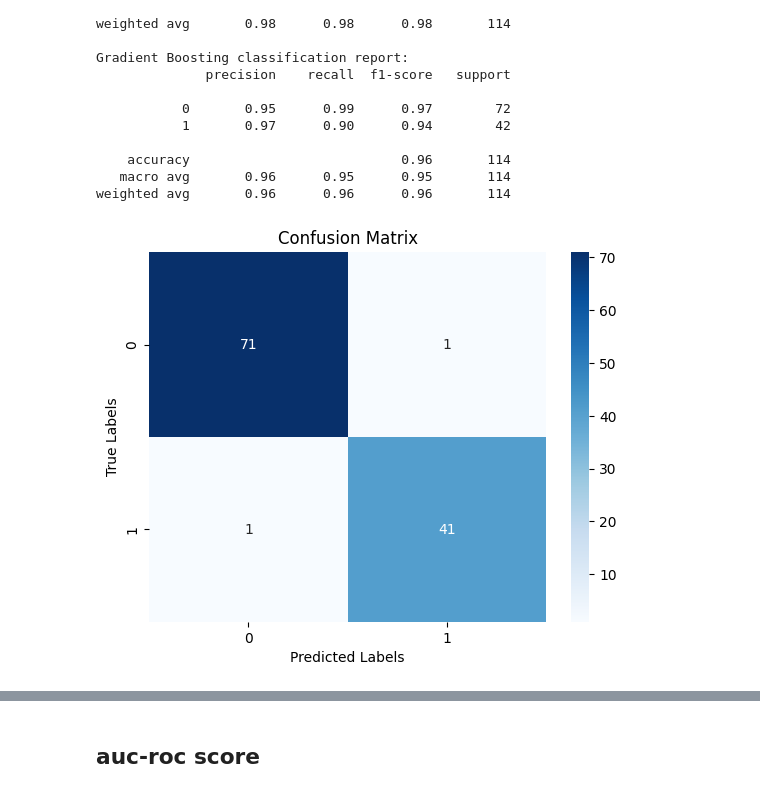
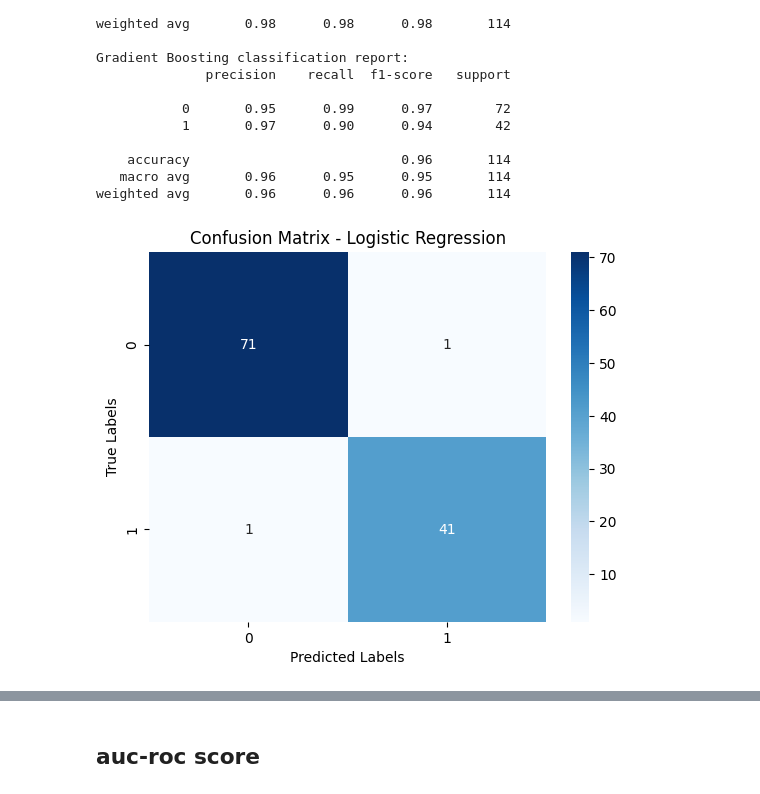
Before and after one commit to dpons222/Portfolio, a Jupyter notebook: Cancer-Prediction/cancer_prediction.ipynb, the cells around one changed output, grey strips where cells are left out. Saved outputs shown, nothing was run; the diff lists cells and outputs as text; code cells hidden in the pictures.

```diff
--- a/Cancer-Prediction/cancer_prediction.ipynb
+++ b/Cancer-Prediction/cancer_prediction.ipynb
@@ -268,10 +269,10 @@ weighted avg       0.96      0.96      0.96       114
 # %%
 # log reg confusion matrix
 cm_lr = confusion_matrix(y_test, y_pred_lr)
 sns.heatmap(cm_lr, annot=True, cmap='Blues', fmt='d')  # fmt='d' for integers
-plt.title('Confusion Matrix')
+plt.title('Confusion Matrix - Logistic Regression')
 plt.xlabel('Predicted Labels')
 plt.ylabel('True Labels')
 plt.show()
 # %% [output]
-[figure, old version]
+[figure, new version]
```
Also changed, not shown: parts of 22 cells of this notebook.
